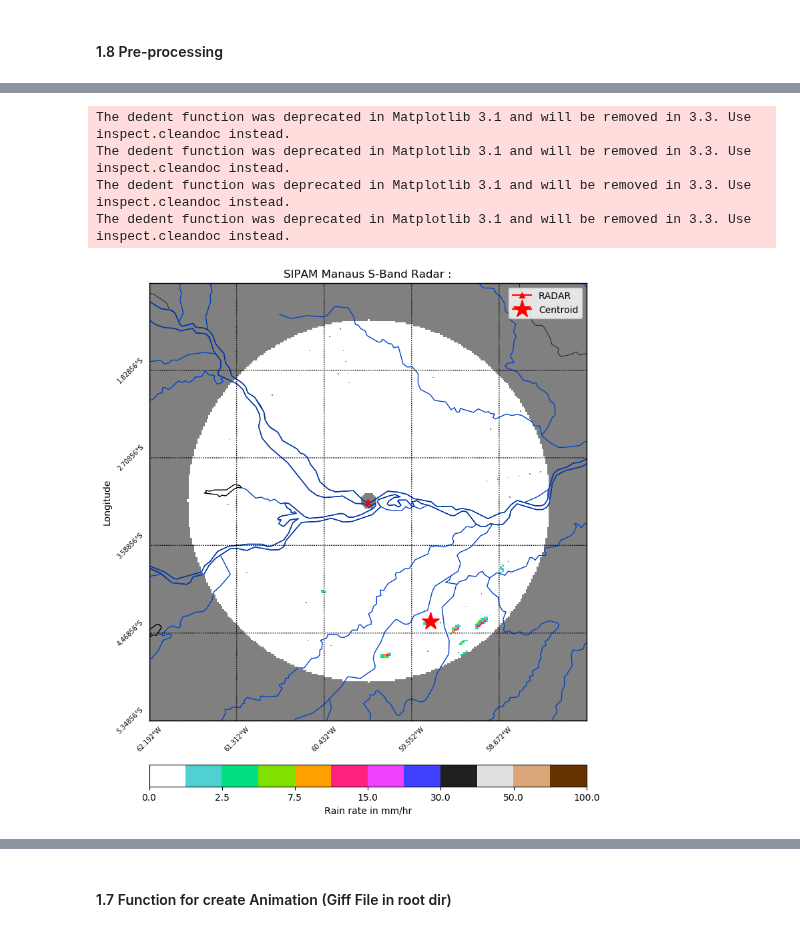
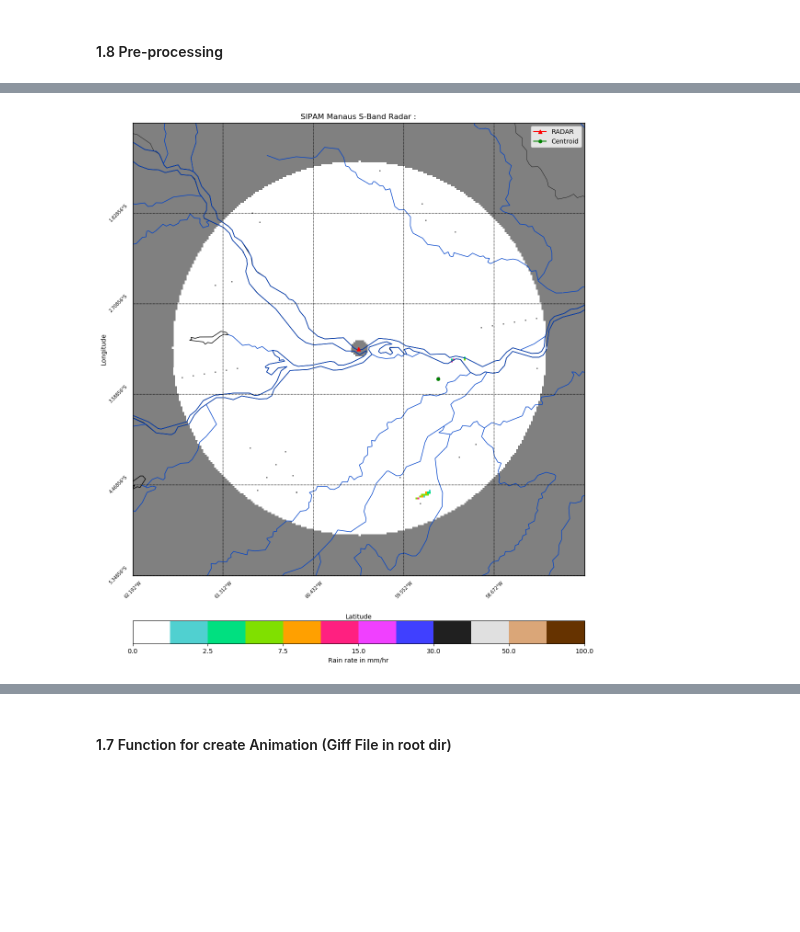
Before and after one commit to helvecioneto/CAP-394, a Jupyter notebook: 01-EDA.ipynb, the cells around one changed output, grey strips where cells are left out. Drawn from its saved outputs; the diff is of its cells as text; code cells hidden in the pictures; blank space fills up the shorter version.

```diff
--- a/01-EDA.ipynb
+++ b/01-EDA.ipynb
@@ -425,7 +359,7 @@ centro
             my_coords[1]-zoom_scale,my_coords[1]+zoom_scale]
 
 
-    fig, axes = plt.subplots(nrows=1,ncols=1,figsize=(10,10),dpi=100)
+    fig, axes = plt.subplots(nrows=1,ncols=1,figsize=(15,15),dpi=100)
     label = 'Rain rate in ' + runit+ ''
     title = 'SIPAM Manaus S-Band Radar :'
 
@@ -470,43 +404,39 @@ centro
     #T3/Manacapuru: RADAR, RADIOSONDE e ETC - Principal [-3.212929, -60.598371]
     #Lat = 3° 12' 46.56" S
     #Long = 60° 35' 54.16" W
-    #t3x,t3y = m(-60.598371,-3.212929)##-4.8919168, -59.54127
-    t3x,t3y = m(-59.36141, -4.3528285)
-    T3 = m.plot(t3x,t3y, marker='*',color='r', label='Centroid', markersize=20)
+    #t3x,t3y = m(-60.598371,-3.212929)##-4.370806	-59.379410
+    t3x,t3y = m(-59.21806, -3.4364657)
+    T3 = m.plot(t3x,t3y, marker='o',color='g', label='Centroid', markersize=5)
 
     ## PRECIPTACAO
-    cs = m.pcolormesh(xi,yi,frames[55], cmap = cmap, norm = norm, ax=ax)
+    cs = m.pcolormesh(xi,yi,frames[15], cmap = cmap, norm = norm, ax=ax)
 
     # # # # Add Grid Lines
     m.drawparallels(np.arange(bbox[0],bbox[1],(bbox[1]-bbox[0])/5),labels=[1,0,0,0],rotation=45, size=(7))
     m.drawmeridians(np.arange(bbox[2],bbox[3],(bbox[3]-bbox[2])/5),labels=[0,0,0,1],rotation=45, size=(7))
     m.drawmapboundary(fill_color='gray')
 
     m.drawcoastlines()
     m.drawstates()
     m.drawcountries()
     #m.fillcontinents(color='#FAFAFA',lake_color='dodgerblue')
     #m.drawlsmask(land_color='Linen', lake_color='#CCFFFF')
     m.drawrivers(color = '#0043CB', linewidth=1)
 
     #m.readshapefile('./data/am_municipios/13MUE250GC_SIR', 'teste')
 
     # # # # # Add Colorbar
     cbar = m.colorbar(cs, location='bottom', pad="10%")
     cbar.set_label(label)
 
     # # # # # Add Title
     plt.title(title)
     plt.legend()
     plt.ylabel('Longitude', labelpad=40)
     plt.xlabel('Latitude', labelpad=60)
 
     plt.show()
 # %% [output]
-The dedent function was deprecated in Matplotlib 3.1 and will be removed in 3.3. Use inspect.cleandoc instead.
-The dedent function was deprecated in Matplotlib 3.1 and will be removed in 3.3. Use inspect.cleandoc instead.
-The dedent function was deprecated in Matplotlib 3.1 and will be removed in 3.3. Use inspect.cleandoc instead.
-The dedent function was deprecated in Matplotlib 3.1 and will be removed in 3.3. Use inspect.cleandoc instead.
-[figure, old version]
+[figure, new version]
 # %%
 from lib.radar_plot import radar_plot
```
Also changed, not shown: parts of 25 cells of this notebook, 53 other files.
